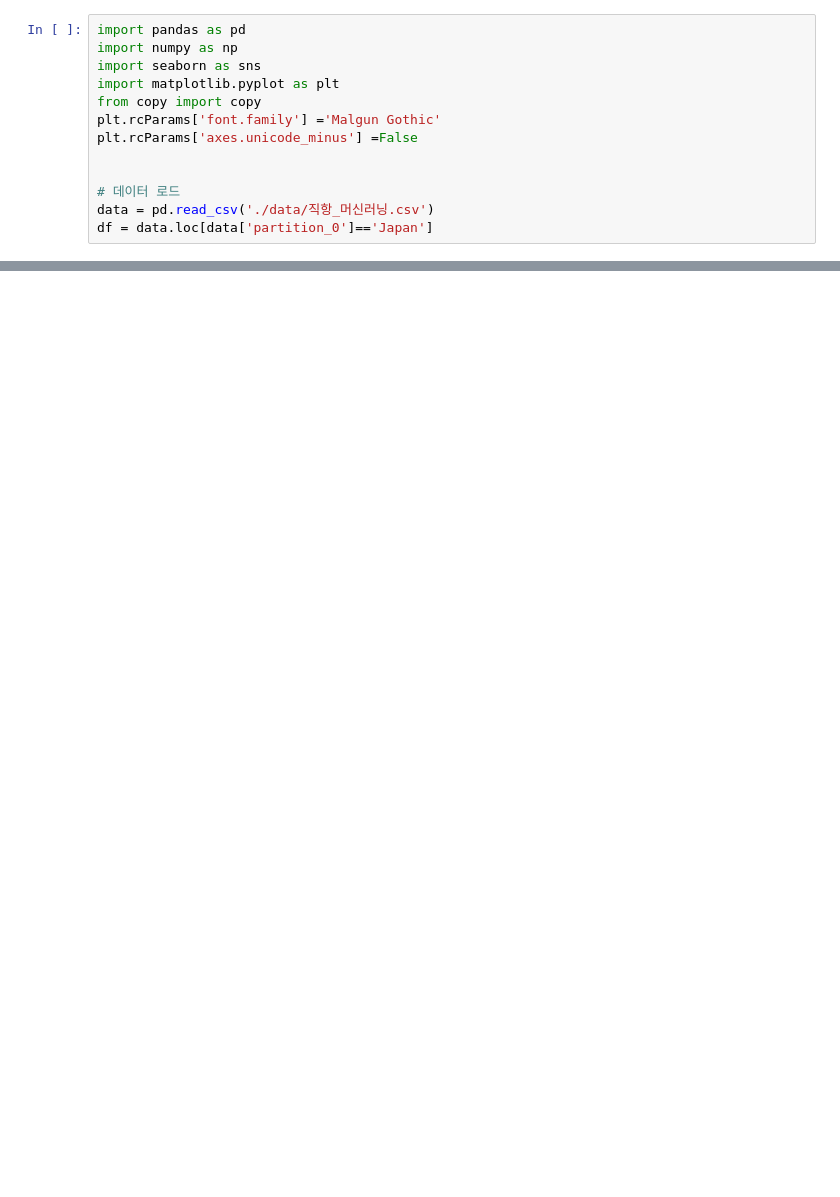
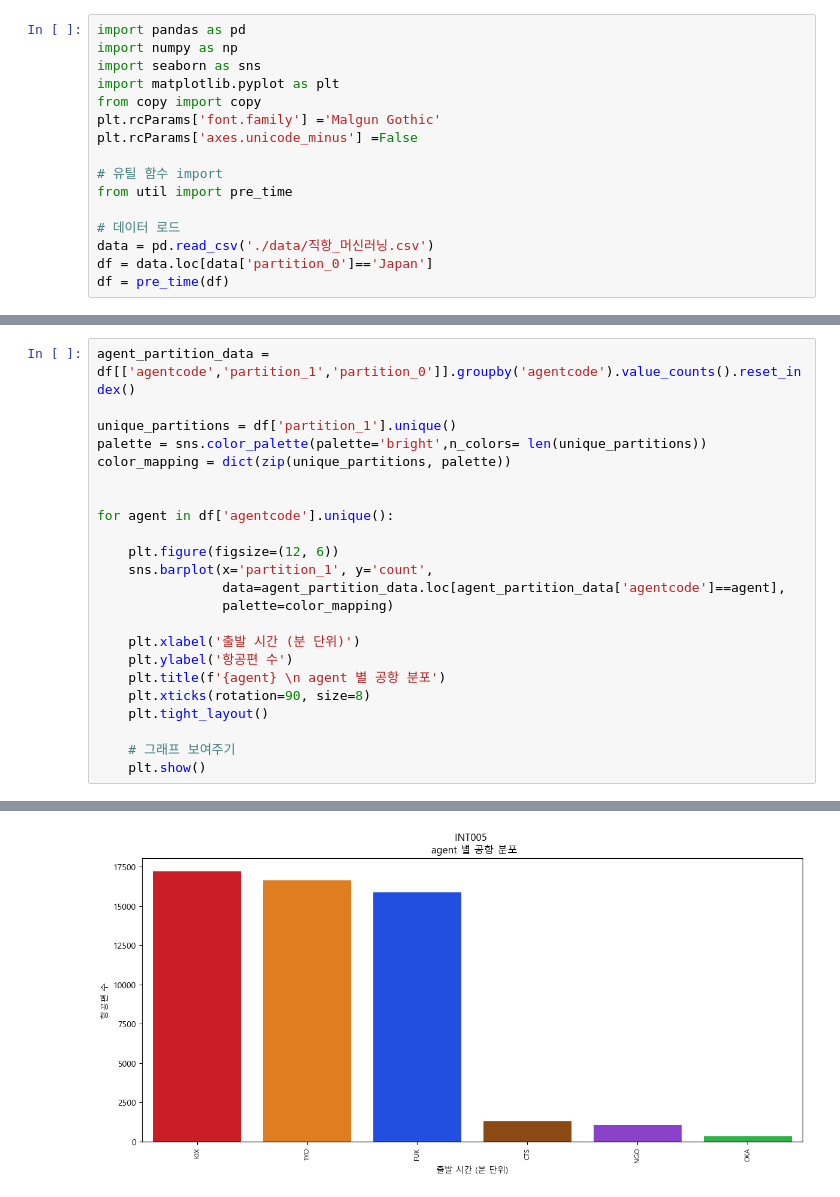
Before and after one commit to SunBinHong00/DataAnalysis, a Jupyter notebook: instantrip/japan.ipynb, the cells around one changed output, grey strips where cells are left out. Drawn from its saved outputs; the diff is of its cells as text; blank space fills up the shorter version.

```diff
--- a/instantrip/japan.ipynb
+++ b/instantrip/japan.ipynb
@@ -7,7 +7,10 @@ from copy import copy
 plt.rcParams['font.family'] ='Malgun Gothic'
 plt.rcParams['axes.unicode_minus'] =False
 
+# 유틸 함수 import
+from util import pre_time
 
 # 데이터 로드
 data = pd.read_csv('./data/직항_머신러닝.csv')
 df = data.loc[data['partition_0']=='Japan']
+df = pre_time(df)
@@ -29,0 +48,24 @@ df
+# %%
+agent_partition_data = df[['agentcode','partition_1','partition_0']].groupby('agentcode').value_counts().reset_index()
+
+unique_partitions = df['partition_1'].unique()
+palette = sns.color_palette(palette='bright',n_colors= len(unique_partitions))
+color_mapping = dict(zip(unique_partitions, palette))
+
+
+for agent in df['agentcode'].unique():
+
+    plt.figure(figsize=(12, 6))
+    sns.barplot(x='partition_1', y='count',
+                data=agent_partition_data.loc[agent_partition_data['agentcode']==agent],
+                palette=color_mapping)
+
+    plt.xlabel('출발 시간 (분 단위)')
+    plt.ylabel('항공편 수')
+    plt.title(f'{agent} \n agent 별 공항 분포')
+    plt.xticks(rotation=90, size=8)
+    plt.tight_layout()
+
+    # 그래프 보여주기
+    plt.show()
+# %% [output]
@@ -29,0 +75 @@ df
+[figure, added]
```
Also changed, not shown: parts of 4 cells of this notebook.
